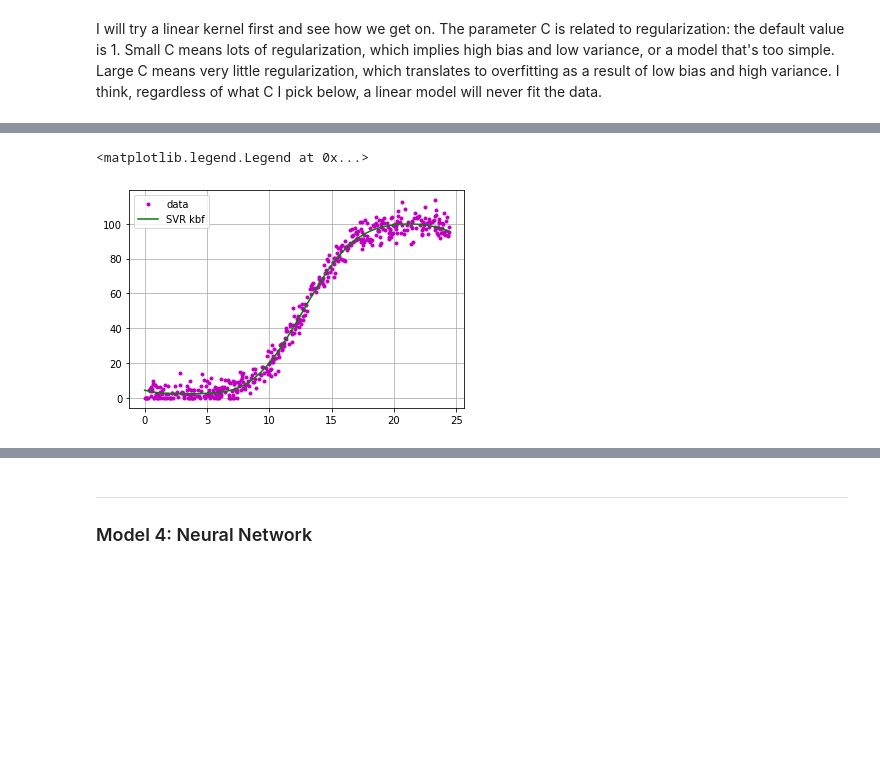
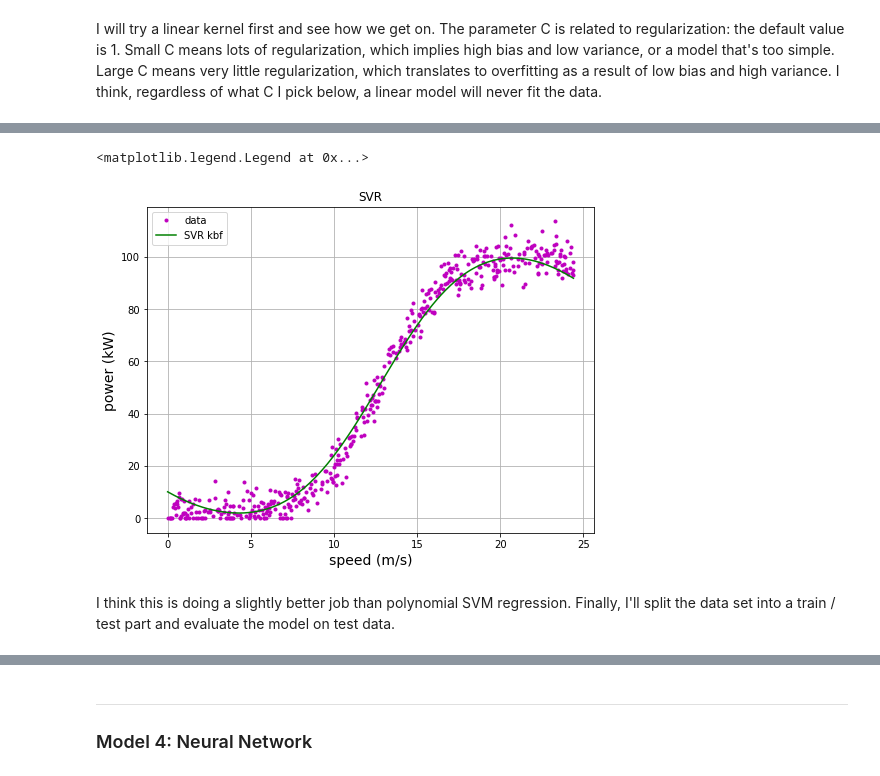
Before and after one commit to elizabethdaly/project-machine-learning, a Jupyter notebook: project-machine-learning.ipynb, the cells around one changed output, grey strips where cells are left out. Saved outputs shown, nothing was run; the diff lists cells and outputs as text; code cells hidden in the pictures; blank space fills up the shorter version.

```diff
--- a/project-machine-learning.ipynb
+++ b/project-machine-learning.ipynb
@@ -43,3 +46,7 @@ from sklearn.svm import SVR
+# %%
+
+
+plt.rcParams['figure.figsize'] = (8.0, 6.0) # Make nice big figures
 # %% [markdown]
 ## Data exploration
 Reference <span style='color:red'> [1 Geron] </span> suggests a number of steps to follow when beginning a new machine learning project. The very first is to get the data and explore it, so now I'll import the **powerproduction** dataset provided and have a look at it. I'll also keep an intact copy of the original dataset in a dataframe called dforig.
@@ -418,0 +433,10 @@ Lastly, try the RBF kernel
+# %%
+#Few C values to try.
+c_vals = [0.1, 0.2, 0.5, 1, 5, 10]
+r2 = []
+for c in c_vals:
+    svr_c = SVR(kernel="rbf", C=c, gamma='auto')
+    svr_c.fit(X_scale, y)
+    svr_c.predict(X_scale)
+    r2.append(svr_c.score(X_scale, y))
+    print(f'C = {c}, R-squared = {svr_c.score(X_scale, y):.4f}')
@@ -419,17 +458,20 @@ Lastly, try the RBF kernel
 # %%
 # Create an instance of the SVR class
-svr_kbf = SVR(kernel="rbf", C=10, gamma='auto')
-# coef0 is ..
-# epsilon is ..
+svr_kbf = SVR(kernel="rbf", C=1, gamma='auto')
 
 # Train model with scaled X and y
 svr_kbf.fit(X_scale, y)
 
 # What does the fit look like?
 plt.plot(X, y, 'm.', label="data") # X, y data
 plt.plot(X, svr_kbf.predict(X_scale), '-g', label="SVR kbf") # prediction using scaled X data
+plt.xlabel('speed (m/s)', fontsize='14')
+plt.ylabel('power (kW)', fontsize='14')
+plt.title("SVR")
 plt.grid()
 plt.legend()
 # %% [output]
 <matplotlib.legend.Legend at 0x...>
-[figure, old version]
+[figure, new version]
+# %% [markdown]
+I think this is doing a slightly better job than polynomial SVM regression. Finally, I'll split the data set into a train / test part and evaluate the model on test data.
```
Also changed, not shown: parts of 29 cells of this notebook.
